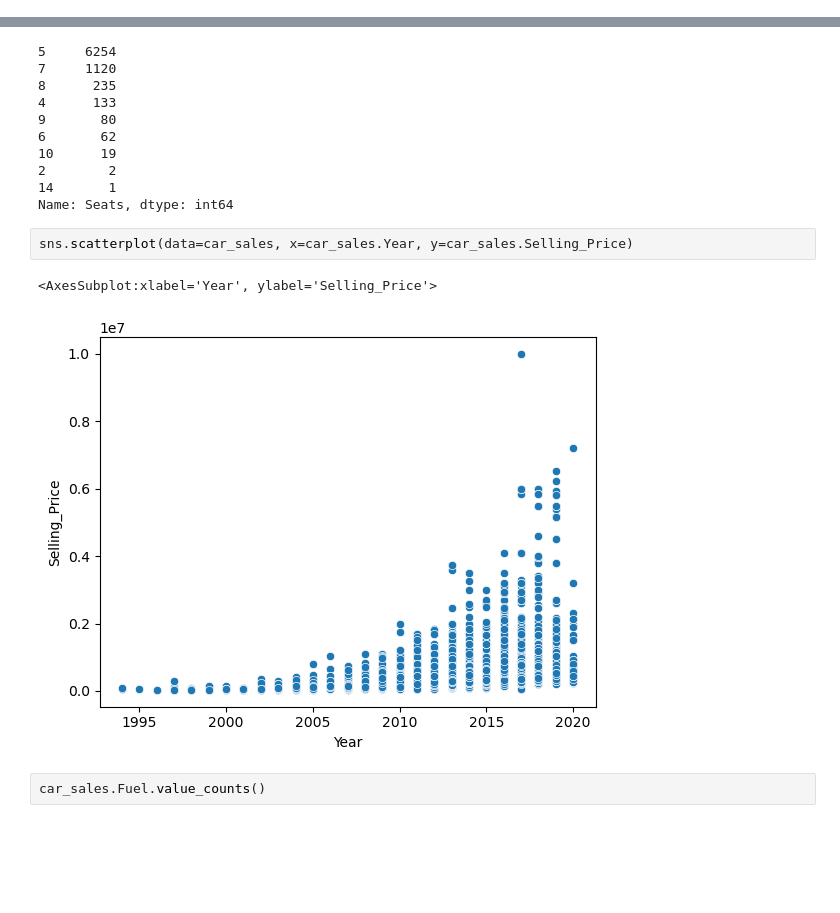
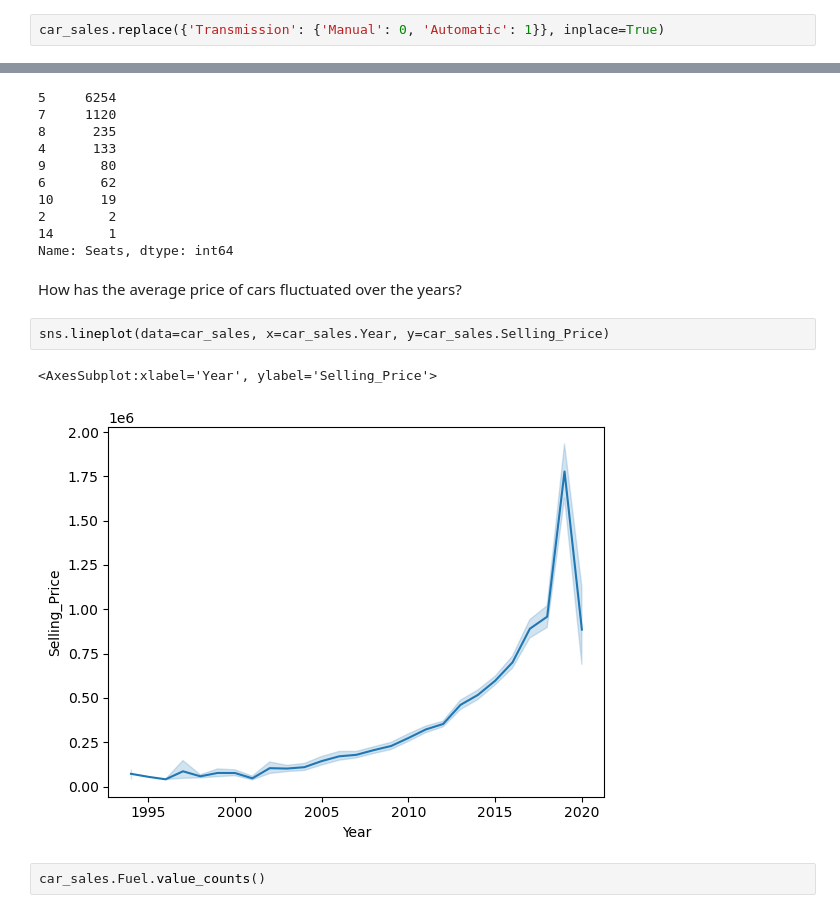
Before and after one commit to Ramesh0301/AI_Capstone, a Jupyter notebook: Capstone_C3.ipynb, the cells around one changed output, grey strips where cells are left out. Cells and saved outputs as stored; diff of their text form; blank space fills up the shorter version.

```diff
--- a/Capstone_C3.ipynb
+++ b/Capstone_C3.ipynb
@@ -20,3 +20,5 @@ car_sales
 | 7904 | 8127 | Tata Indigo CR4 | 2013 | 290000 | 25000 | CT29 | ST24 | 632001 | Diesel | ... |
 | 7905 | 8128 | Tata Indigo CR4 | 2013 | 290000 | 25000 | CT21 | ST27 | 248001 | Diesel | ... |
 7906 rows × 16 columns
+# %%
+car_sales.replace({'Transmission': {'Manual': 0, 'Automatic': 1}}, inplace=True)
@@ -165,11 +171,13 @@ car_sales.Seats.value_counts()
 2        2
 14       1
 Name: Seats, dtype: int64
+# %% [markdown]
+How has the average price of cars fluctuated over the years?
 # %%
-sns.scatterplot(data=car_sales, x=car_sales.Year, y=car_sales.Selling_Price)
+sns.lineplot(data=car_sales, x=car_sales.Year, y=car_sales.Selling_Price)
 # %% [output]
 <AxesSubplot:xlabel='Year', ylabel='Selling_Price'>
-[figure, old version]
+[figure, new version]
 # %%
 car_sales.Fuel.value_counts()
 # %% [output]
```
Also changed, not shown: parts of 15 cells of this notebook.
